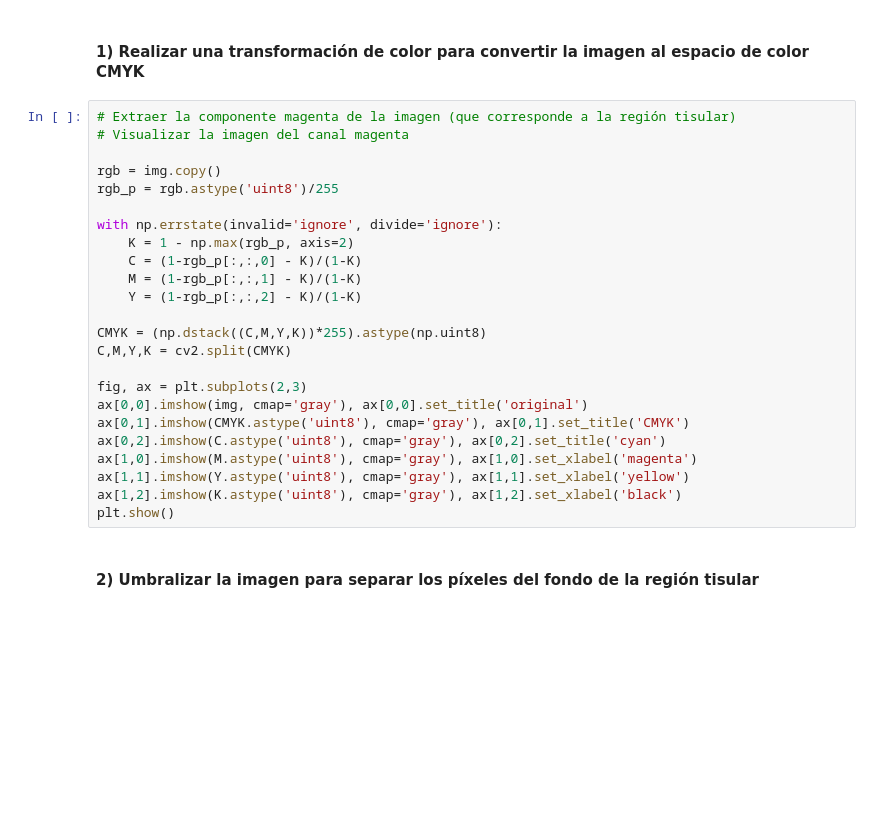
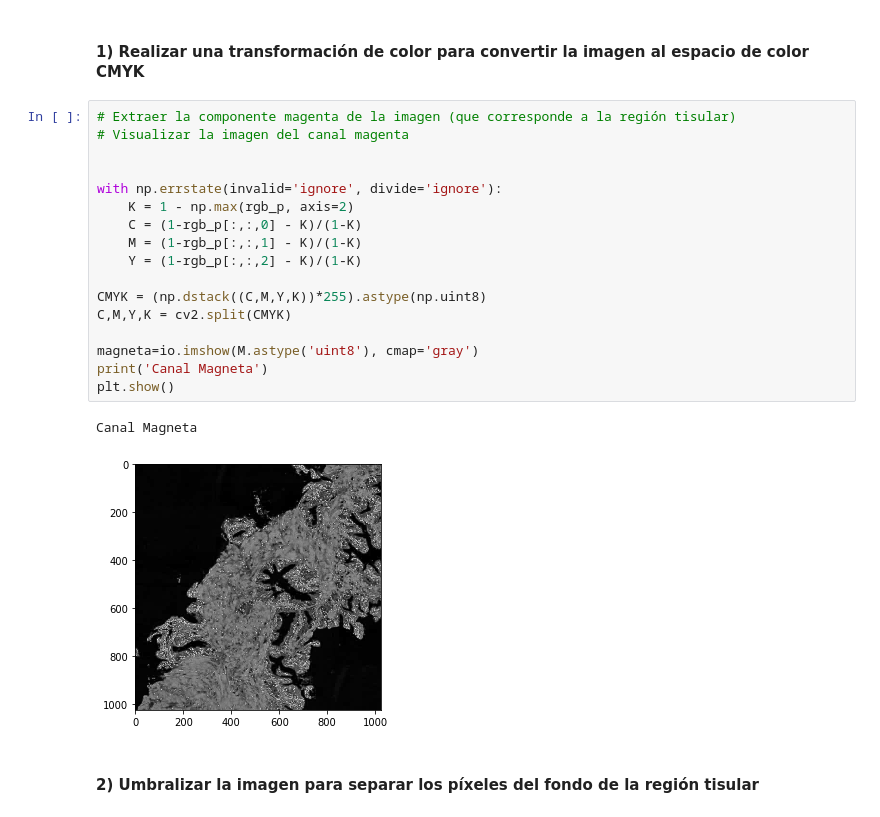
Before and after one commit to StevenMena/05MIAR---Aprendizaje_Supervisado, a Jupyter notebook: Actividad_C1_P1_MenaChavez_StevenAlberto.ipynb, the cells around one changed output. Saved outputs shown, nothing was run; the diff lists cells and outputs as text; blank space fills up the shorter version.

```diff
--- a/Actividad_C1_P1_MenaChavez_StevenAlberto.ipynb
+++ b/Actividad_C1_P1_MenaChavez_StevenAlberto.ipynb
@@ -21,27 +26,23 @@ plt.imshow(img,cmap='gray')
 # %%
 # Extraer la componente magenta de la imagen (que corresponde a la región tisular)
 # Visualizar la imagen del canal magenta
 
-rgb = img.copy()
-rgb_p = rgb.astype('uint8')/255
 
 with np.errstate(invalid='ignore', divide='ignore'):
     K = 1 - np.max(rgb_p, axis=2)
     C = (1-rgb_p[:,:,0] - K)/(1-K)
     M = (1-rgb_p[:,:,1] - K)/(1-K)
     Y = (1-rgb_p[:,:,2] - K)/(1-K)
 
 CMYK = (np.dstack((C,M,Y,K))*255).astype(np.uint8)
 C,M,Y,K = cv2.split(CMYK)
 
-fig, ax = plt.subplots(2,3)
-ax[0,0].imshow(img, cmap='gray'), ax[0,0].set_title('original')
-ax[0,1].imshow(CMYK.astype('uint8'), cmap='gray'), ax[0,1].set_title('CMYK')
-ax[0,2].imshow(C.astype('uint8'), cmap='gray'), ax[0,2].set_title('cyan')
-ax[1,0].imshow(M.astype('uint8'), cmap='gray'), ax[1,0].set_xlabel('magenta')
-ax[1,1].imshow(Y.astype('uint8'), cmap='gray'), ax[1,1].set_xlabel('yellow')
-ax[1,2].imshow(K.astype('uint8'), cmap='gray'), ax[1,2].set_xlabel('black')
+magneta=io.imshow(M.astype('uint8'), cmap='gray')
+print('Canal Magneta')
 plt.show()
+# %% [output]
+Canal Magneta
+[figure, added]
 # %% [markdown]
 #### 2) Umbralizar la imagen para separar los píxeles del fondo de la región tisular
 # %%
```
Also changed, not shown: parts of 1 cell of this notebook.
